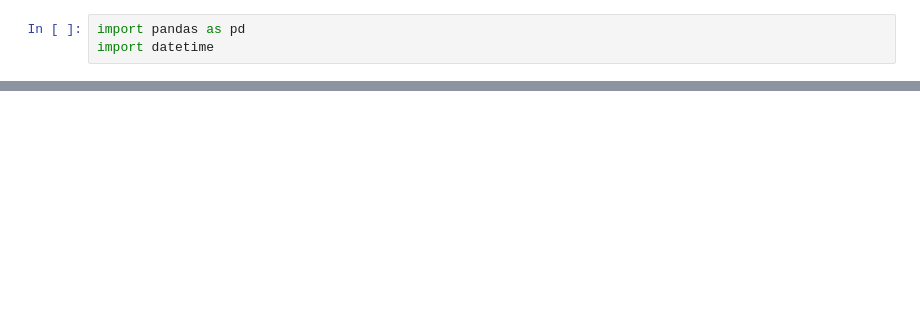
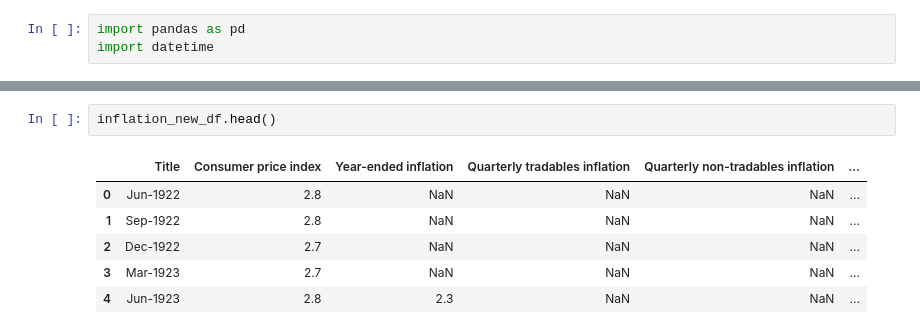
Before and after one commit to panlovelyda/Project---Two, a Jupyter notebook: inflation.ipynb, the cells around one changed output, grey strips where cells are left out. Saved outputs shown, nothing was run; the diff lists cells and outputs as text; blank space fills up the shorter version.

```diff
--- a/inflation.ipynb
+++ b/inflation.ipynb
@@ -22,0 +29,9 @@ inflation_df.head(12)
+# %%
+inflation_new_df.head()
+# %% [output]
+|  | Title | Consumer price index | Year-ended inflation | Quarterly tradables inflation | Quarterly non-tradables inflation | ... |
+| 0 | Jun-1922 | 2.8 | NaN | NaN | NaN | ... |
+| 1 | Sep-1922 | 2.8 | NaN | NaN | NaN | ... |
+| 2 | Dec-1922 | 2.7 | NaN | NaN | NaN | ... |
+| 3 | Mar-1923 | 2.7 | NaN | NaN | NaN | ... |
+| 4 | Jun-1923 | 2.8 | 2.3 | NaN | NaN | ... |
```
Also changed, not shown: parts of 8 cells of this notebook.
